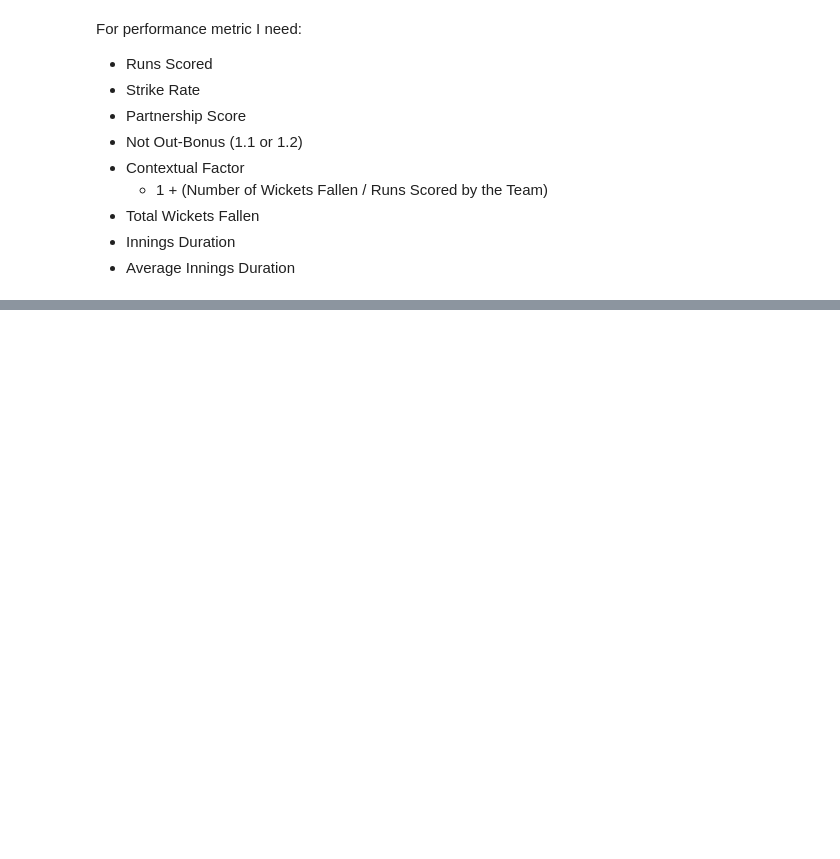
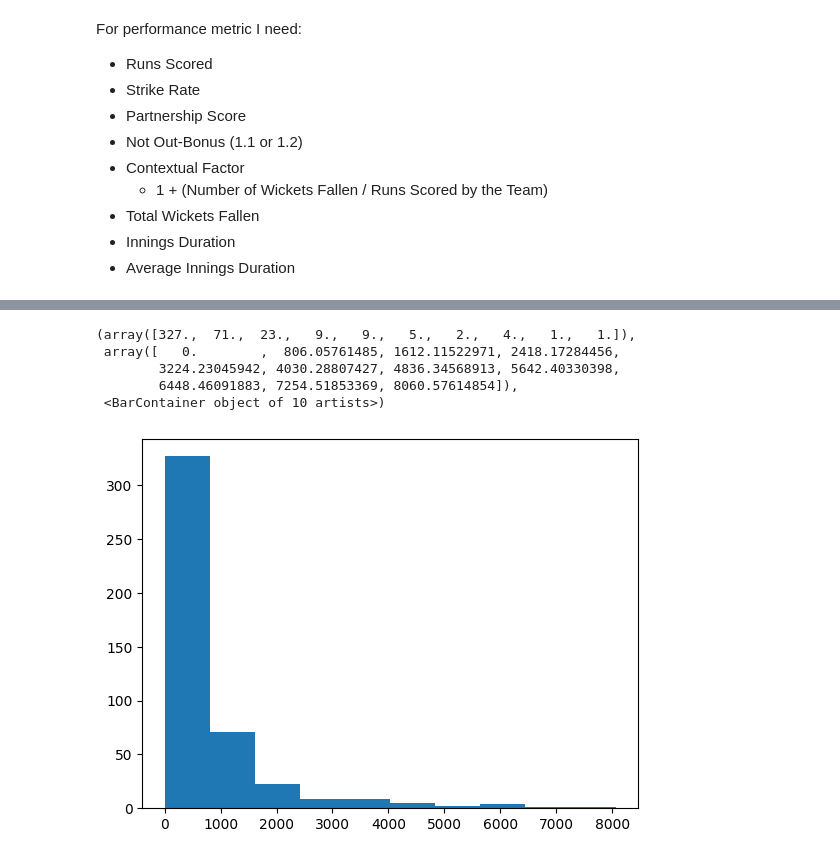
Before and after one commit to sriskid/Cricket_Data_Analysis, a Jupyter notebook: get_performace_rating.ipynb, the cells around one changed output, grey strips where cells are left out. Drawn from its saved outputs; the diff is of its cells as text; code cells hidden in the pictures; blank space fills up the shorter version.

```diff
--- a/get_performace_rating.ipynb
+++ b/get_performace_rating.ipynb
@@ -383,0 +413,9 @@ pd.read_html(sachin_df.iloc[73]["Match URL"])[0]
+# %%
+plt.hist(performance_scores)
+# %% [output]
+(array([327.,  71.,  23.,   9.,   9.,   5.,   2.,   4.,   1.,   1.]),
+ array([   0.        ,  806.05761485, 1612.11522971, 2418.17284456,
+        3224.23045942, 4030.28807427, 4836.34568913, 5642.40330398,
+        6448.46091883, 7254.51853369, 8060.57614854]),
+ <BarContainer object of 10 artists>)
+[figure, added]
```
Also changed, not shown: parts of 8 cells of this notebook, 1 other file.
